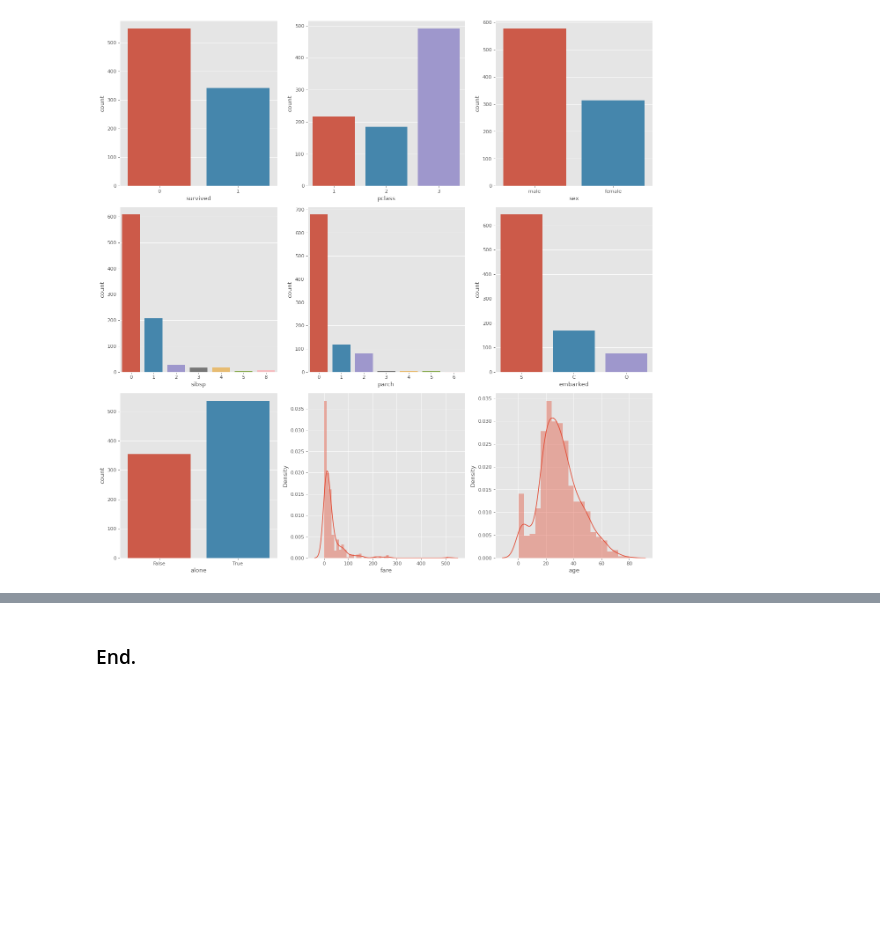
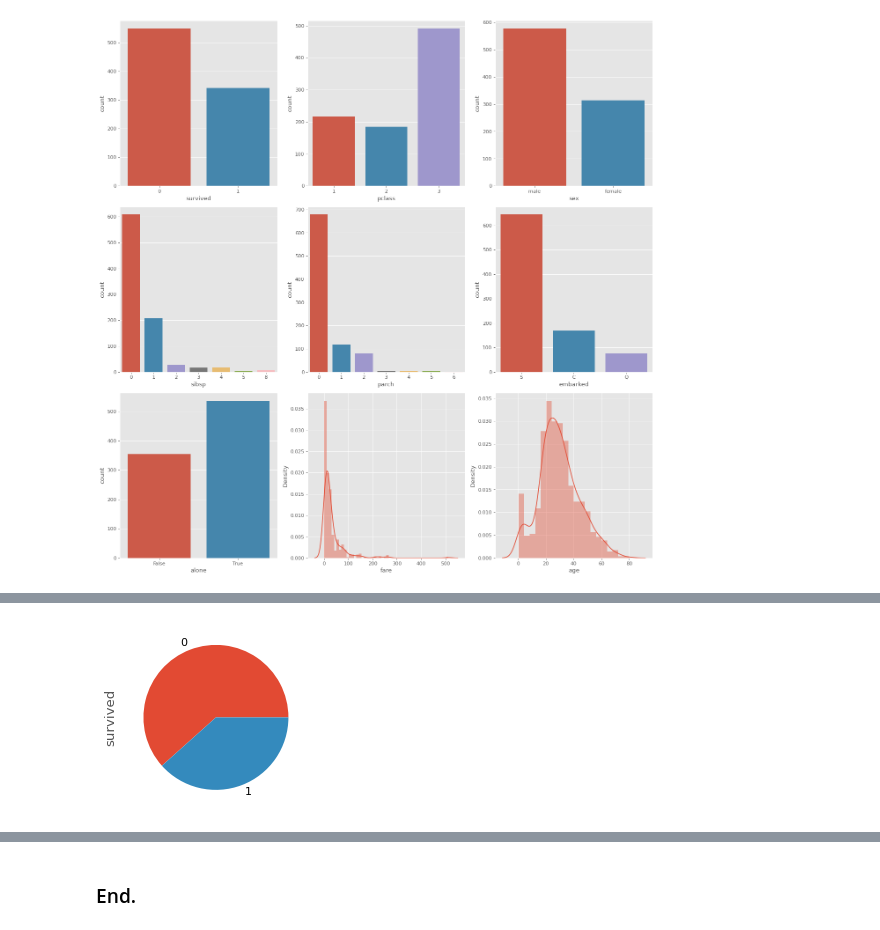
Before and after one commit to caiquemiranda/data-visualization-python, a Jupyter notebook: 10-analysis-visualization-titanic-dataset.ipynb, the cells around one changed output, grey strips where cells are left out. Saved outputs shown, nothing was run; the diff lists cells and outputs as text; code cells hidden in the pictures; blank space fills up the shorter version.

```diff
--- a/10-analysis-visualization-titanic-dataset.ipynb
+++ b/10-analysis-visualization-titanic-dataset.ipynb
@@ -156,0 +179,6 @@ plt.tight_layout();
+# %%
+# pie plot
+
+titanic['survived'].value_counts().plot.pie();
+# %% [output]
+[figure, added]
```
Also changed, not shown: parts of 7 cells of this notebook.
